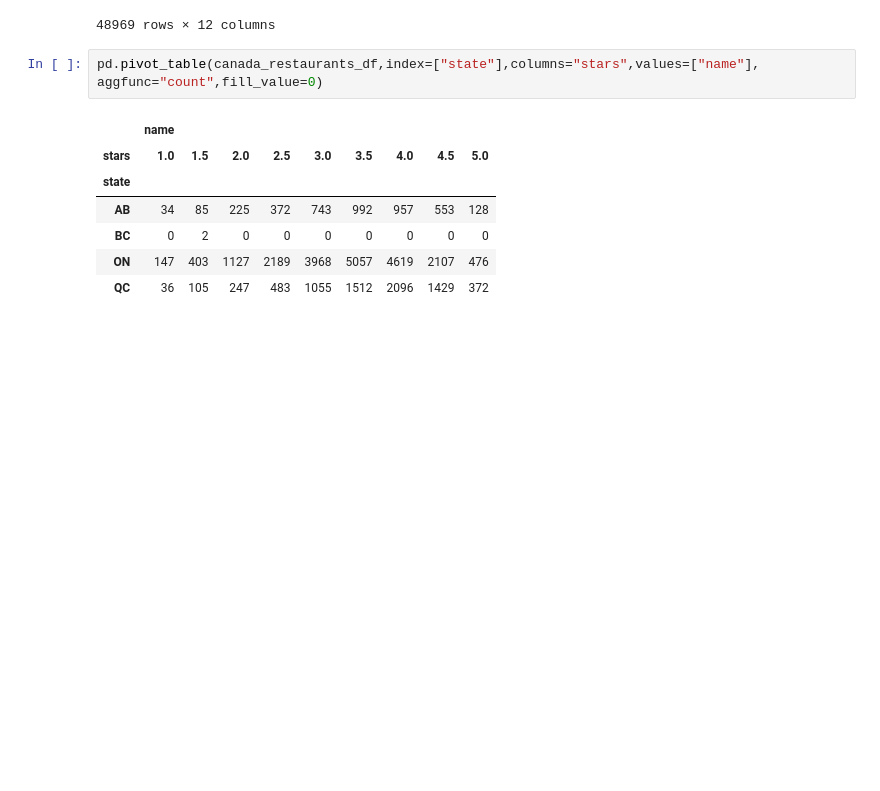
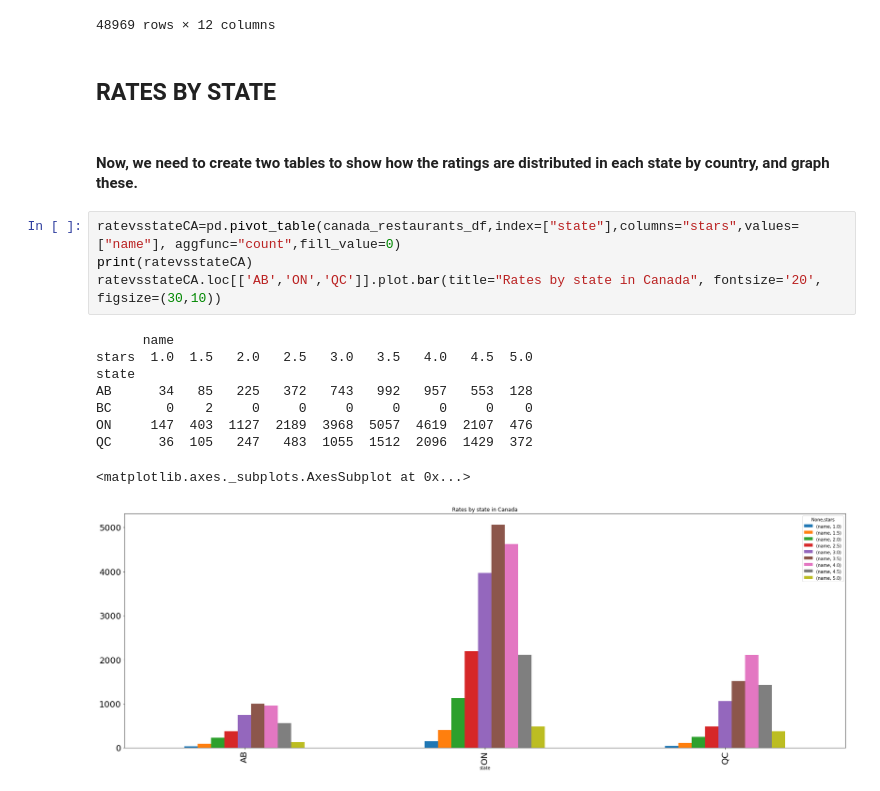
Before and after one commit to CS-UCR/final-project-order-66, a Jupyter notebook: Data_Cleaning.ipynb, the cells around one changed output. Saved outputs shown, nothing was run; the diff lists cells and outputs as text; blank space fills up the shorter version.

```diff
--- a/Data_Cleaning.ipynb
+++ b/Data_Cleaning.ipynb
@@ -323,14 +196,22 @@ usa_restaurants_df
 | 48967 | 80503 | Walmart | PotiAhtDMYMNsJCzV0oLAw | 3240 Wilkinson Blvd | Charlotte | NC | 28208 | 2.0 | 13 | 0 | ... |
 | 48968 | 80504 | Five Guys | SYa2j1boLF8DcGVOYfHPcA | 7014-590 E Camelback Rd | Scottsdale | AZ | 85251 | 3.5 | 97 | 1 | ... |
 48969 rows × 12 columns
+# %% [markdown]
+## RATES BY STATE
+# %% [markdown]
+#### Now, we need to create two tables to show how the ratings are distributed in each state by country, and graph these.
 # %%
-pd.pivot_table(canada_restaurants_df,index=["state"],columns="stars",values=["name"], aggfunc="count",fill_value=0)
+ratevsstateCA=pd.pivot_table(canada_restaurants_df,index=["state"],columns="stars",values=["name"], aggfunc="count",fill_value=0)
+print(ratevsstateCA)
+ratevsstateCA.loc[['AB','ON','QC']].plot.bar(title="Rates by state in Canada", fontsize='20', figsize=(30,10))
 # %% [output]
-|  | name |  |  |  |  |  |  |  |  |
-| stars | 1.0 | 1.5 | 2.0 | 2.5 | 3.0 | 3.5 | 4.0 | 4.5 | 5.0 |
-| state |  |  |  |  |  |  |  |  |  |
-| AB | 34 | 85 | 225 | 372 | 743 | 992 | 957 | 553 | 128 |
-| BC | 0 | 2 | 0 | 0 | 0 | 0 | 0 | 0 | 0 |
-| ON | 147 | 403 | 1127 | 2189 | 3968 | 5057 | 4619 | 2107 | 476 |
-| QC | 36 | 105 | 247 | 483 | 1055 | 1512 | 2096 | 1429 | 372 |
+      name
+stars  1.0  1.5   2.0   2.5   3.0   3.5   4.0   4.5  5.0
+state
+AB      34   85   225   372   743   992   957   553  128
+BC       0    2     0     0     0     0     0     0    0
+ON     147  403  1127  2189  3968  5057  4619  2107  476
+QC      36  105   247   483  1055  1512  2096  1429  372
+<matplotlib.axes._subplots.AxesSubplot at 0x...>
+[figure, added]
 # %%
```
Also changed, not shown: parts of 33 cells of this notebook.
